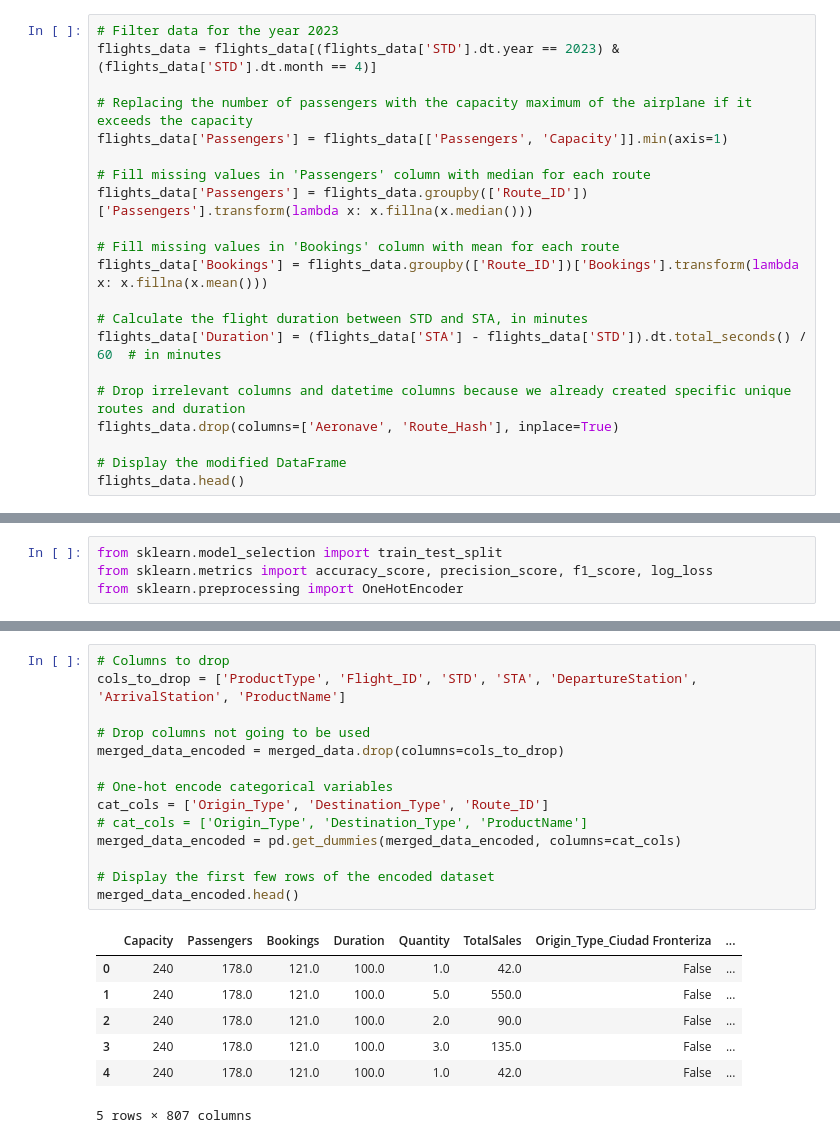
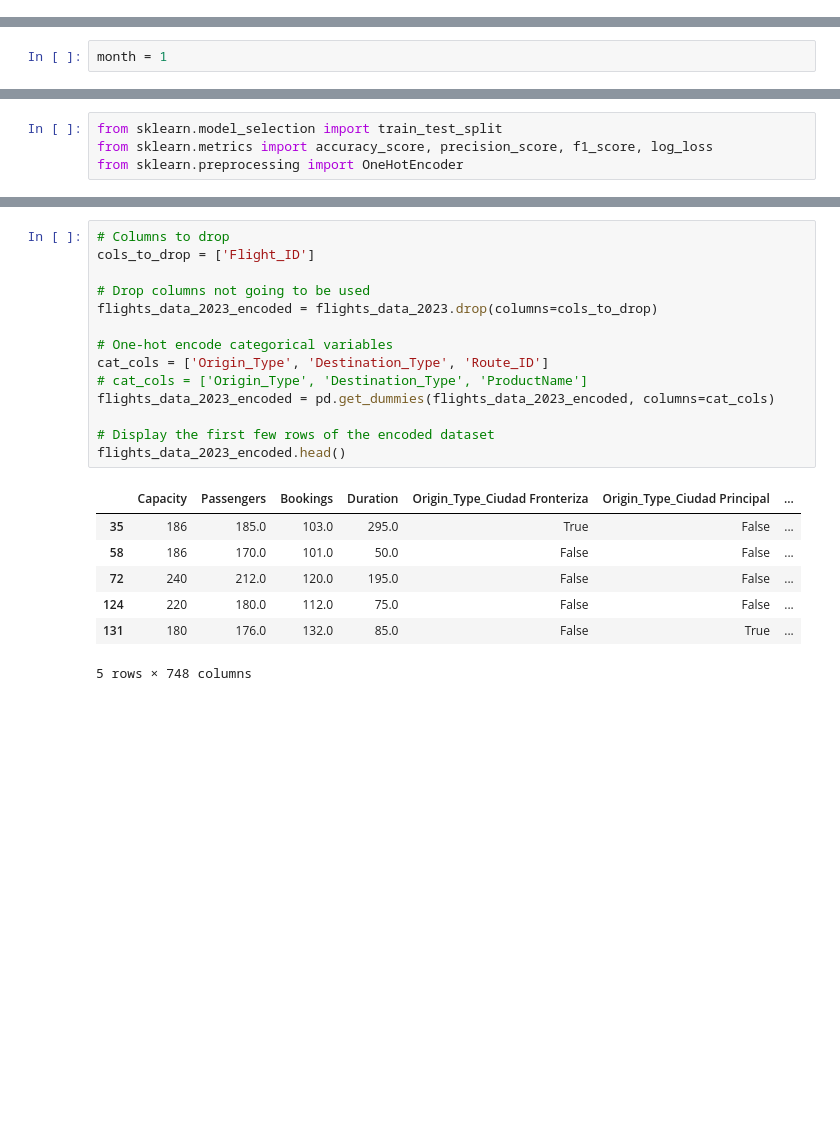
Before and after one commit to ferDMS/green-pandas-datathon, a Jupyter notebook: GreenPandas_Hackathon.ipynb, the cells around one changed output, grey strips where cells are left out. Drawn from its saved outputs; the diff is of its cells as text; blank space fills up the shorter version.

```diff
--- a/GreenPandas_Hackathon.ipynb
+++ b/GreenPandas_Hackathon.ipynb
@@ -65,24 +49,3 @@ unique_routes
 - imputar datos de passengers que no se encuentren según el promedio de passengers para esa ruta,
 - limitar datos a 2023,
 - quitar datos poco relevantes
-# %%
-# Filter data for the year 2023
-flights_data = flights_data[(flights_data['STD'].dt.year == 2023) & (flights_data['STD'].dt.month == 4)]
-
-# Replacing the number of passengers with the capacity maximum of the airplane if it exceeds the capacity
-flights_data['Passengers'] = flights_data[['Passengers', 'Capacity']].min(axis=1)
-
-# Fill missing values in 'Passengers' column with median for each route
-flights_data['Passengers'] = flights_data.groupby(['Route_ID'])['Passengers'].transform(lambda x: x.fillna(x.median()))
-
-# Fill missing values in 'Bookings' column with mean for each route
-flights_data['Bookings'] = flights_data.groupby(['Route_ID'])['Bookings'].transform(lambda x: x.fillna(x.mean()))
-
-# Calculate the flight duration between STD and STA, in minutes
-flights_data['Duration'] = (flights_data['STA'] - flights_data['STD']).dt.total_seconds() / 60  # in minutes
-
-# Drop irrelevant columns and datetime columns because we already created specific unique routes and duration
-flights_data.drop(columns=['Aeronave', 'Route_Hash'], inplace=True)
-
-# Display the modified DataFrame
-flights_data.head()
@@ -90,0 +52,2 @@ KeyError: "['Aeronave', 'Route_Hash'] not found in axis"
+# %%
+month = 1
@@ -221,24 +287,24 @@ memory usage: 8.8+ MB
 # %%
 # Columns to drop
-cols_to_drop = ['ProductType', 'Flight_ID', 'STD', 'STA', 'DepartureStation', 'ArrivalStation', 'ProductName']
+cols_to_drop = ['Flight_ID']
 
 # Drop columns not going to be used
-merged_data_encoded = merged_data.drop(columns=cols_to_drop)
+flights_data_2023_encoded = flights_data_2023.drop(columns=cols_to_drop)
 
 # One-hot encode categorical variables
 cat_cols = ['Origin_Type', 'Destination_Type', 'Route_ID']
 # cat_cols = ['Origin_Type', 'Destination_Type', 'ProductName']
-merged_data_encoded = pd.get_dummies(merged_data_encoded, columns=cat_cols)
+flights_data_2023_encoded = pd.get_dummies(flights_data_2023_encoded, columns=cat_cols)
 
 # Display the first few rows of the encoded dataset
-merged_data_encoded.head()
+flights_data_2023_encoded.head()
 # %% [output]
-|  | Capacity | Passengers | Bookings | Duration | Quantity | TotalSales | Origin_Type_Ciudad Fronteriza | ... |
-| 0 | 240 | 178.0 | 121.0 | 100.0 | 1.0 | 42.0 | False | ... |
-| 1 | 240 | 178.0 | 121.0 | 100.0 | 5.0 | 550.0 | False | ... |
-| 2 | 240 | 178.0 | 121.0 | 100.0 | 2.0 | 90.0 | False | ... |
-| 3 | 240 | 178.0 | 121.0 | 100.0 | 3.0 | 135.0 | False | ... |
-| 4 | 240 | 178.0 | 121.0 | 100.0 | 1.0 | 42.0 | False | ... |
+|  | Capacity | Passengers | Bookings | Duration | Origin_Type_Ciudad Fronteriza | Origin_Type_Ciudad Principal | ... |
+| 35 | 186 | 185.0 | 103.0 | 295.0 | True | False | ... |
+| 58 | 186 | 170.0 | 101.0 | 50.0 | False | False | ... |
+| 72 | 240 | 212.0 | 120.0 | 195.0 | False | False | ... |
+| 124 | 220 | 180.0 | 112.0 | 75.0 | False | False | ... |
+| 131 | 180 | 176.0 | 132.0 | 85.0 | False | True | ... |
-5 rows × 807 columns
+5 rows × 748 columns
 # %%
 # Split the data into features (X) and target variable (y)
```
Also changed, not shown: parts of 40 cells of this notebook.
